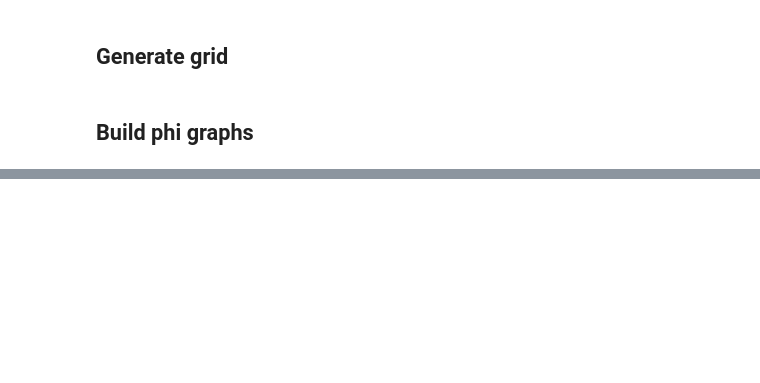
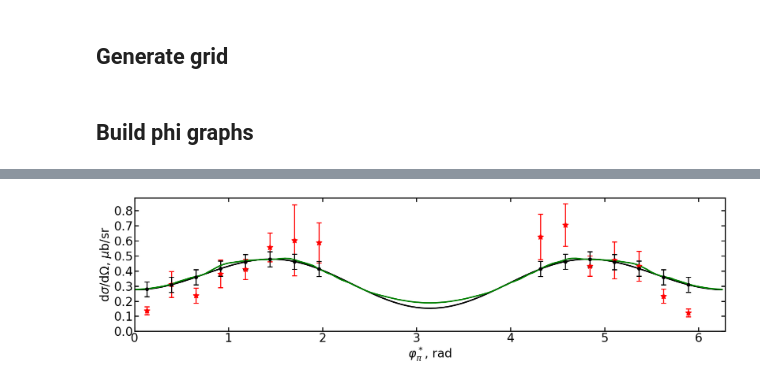
Before and after one commit to SINPML/pi_n_xsec, a Jupyter notebook: MAID/phi_dep_eval_MAID.ipynb, the cells around one changed output, grey strips where cells are left out. Drawn from its saved outputs; the diff is of its cells as text; code cells hidden in the pictures; blank space fills up the shorter version.

Commit message:
english version of graphs!

```diff
--- a/MAID/phi_dep_eval_MAID.ipynb
+++ b/MAID/phi_dep_eval_MAID.ipynb
@@ -302,0 +451,5 @@ plot_joint_cross_sections(df_maid=df_maid, df_maid_exp=df, df_grid=df_grid,
+# %%
+plot_joint_cross_sections_en(df_maid=df_maid, df_maid_exp=df, df_grid=df_grid,
+                          E_beam=5.754, W=1.23, Q2=2.915, cos_theta=-0.7)
+# %% [output]
+[figure, added]
```
Also changed, not shown: parts of 5 cells of this notebook, 2 other files.
